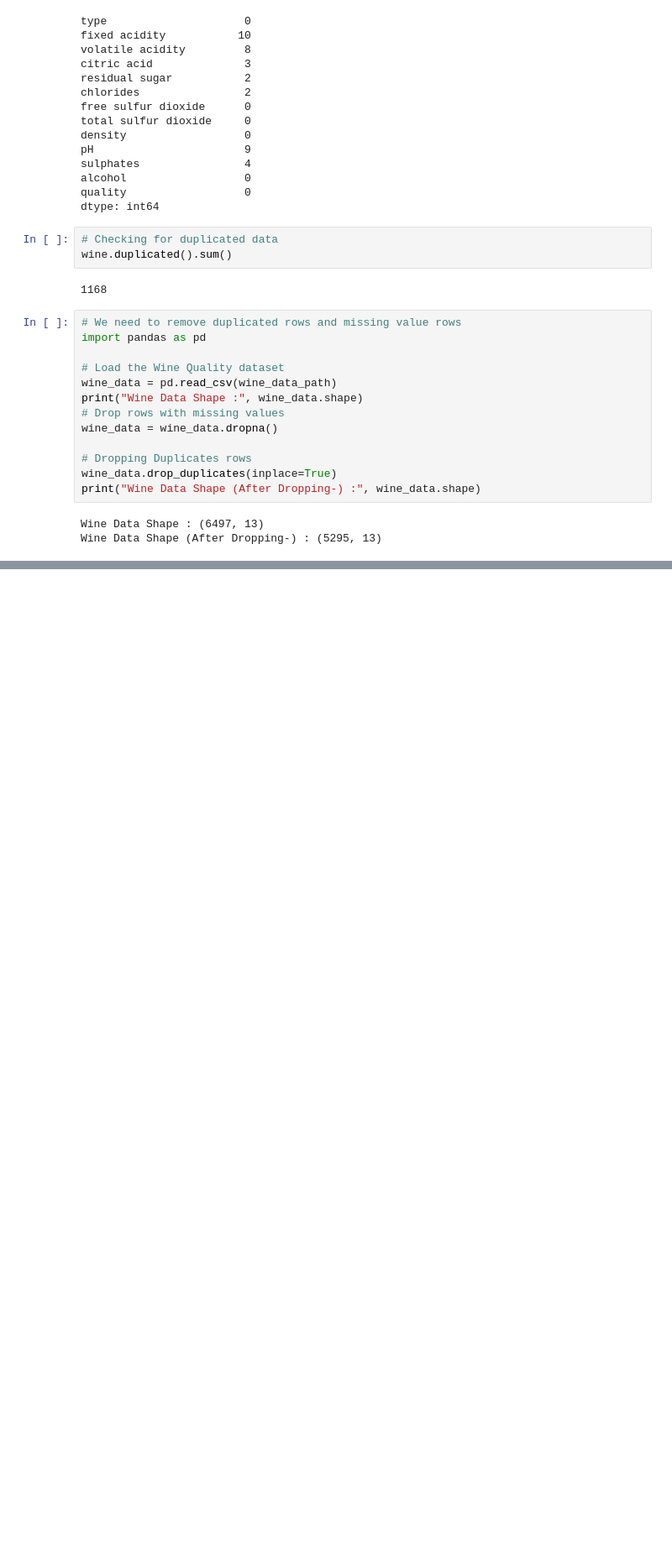
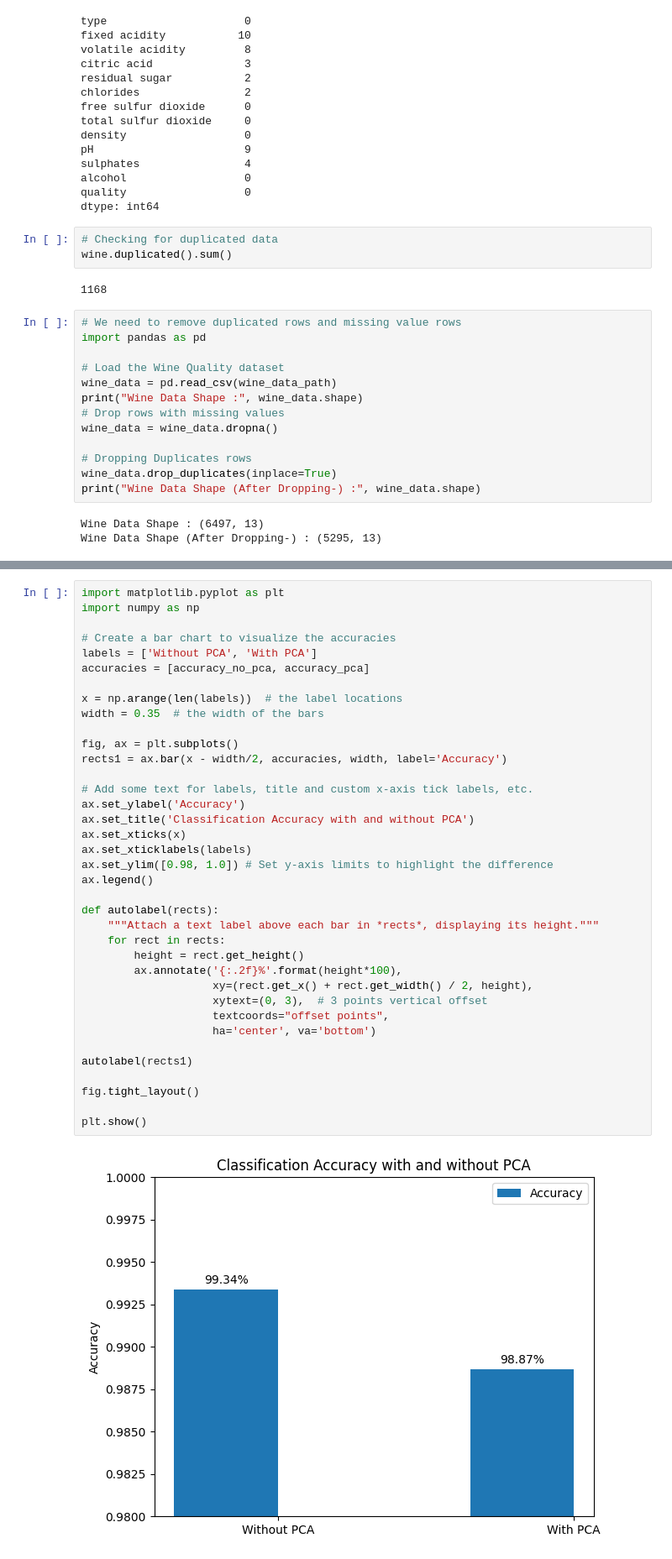
Before and after one commit to AbhaySingh71/machine_learning-for-data-science, a Jupyter notebook: feature engineering/feature extraction/PCA_using_sklearn.ipynb, the cells around one changed output, grey strips where cells are left out. Shown at 84% size. Drawn from its saved outputs; the diff is of its cells as text; blank space fills up the shorter version.

```diff
--- a/feature engineering/feature extraction/PCA_using_sklearn.ipynb
+++ b/feature engineering/feature extraction/PCA_using_sklearn.ipynb
@@ -153 +157,40 @@ KNN ahving features - 5
 Classification Accuracy with PCA: 98.87%
+# %%
+import matplotlib.pyplot as plt
+import numpy as np
+
+# Create a bar chart to visualize the accuracies
+labels = ['Without PCA', 'With PCA']
+accuracies = [accuracy_no_pca, accuracy_pca]
+
+x = np.arange(len(labels))  # the label locations
+width = 0.35  # the width of the bars
+
+fig, ax = plt.subplots()
+rects1 = ax.bar(x - width/2, accuracies, width, label='Accuracy')
+
+# Add some text for labels, title and custom x-axis tick labels, etc.
+ax.set_ylabel('Accuracy')
+ax.set_title('Classification Accuracy with and without PCA')
+ax.set_xticks(x)
+ax.set_xticklabels(labels)
+ax.set_ylim([0.98, 1.0]) # Set y-axis limits to highlight the difference
+ax.legend()
+
+def autolabel(rects):
+    """Attach a text label above each bar in *rects*, displaying its height."""
+    for rect in rects:
+        height = rect.get_height()
+        ax.annotate('{:.2f}%'.format(height*100),
+                    xy=(rect.get_x() + rect.get_width() / 2, height),
+                    xytext=(0, 3),  # 3 points vertical offset
+                    textcoords="offset points",
+                    ha='center', va='bottom')
+
+autolabel(rects1)
+
+fig.tight_layout()
+
+plt.show()
+# %% [output]
+[figure, added]
```
Also changed, not shown: parts of 3 cells of this notebook.
